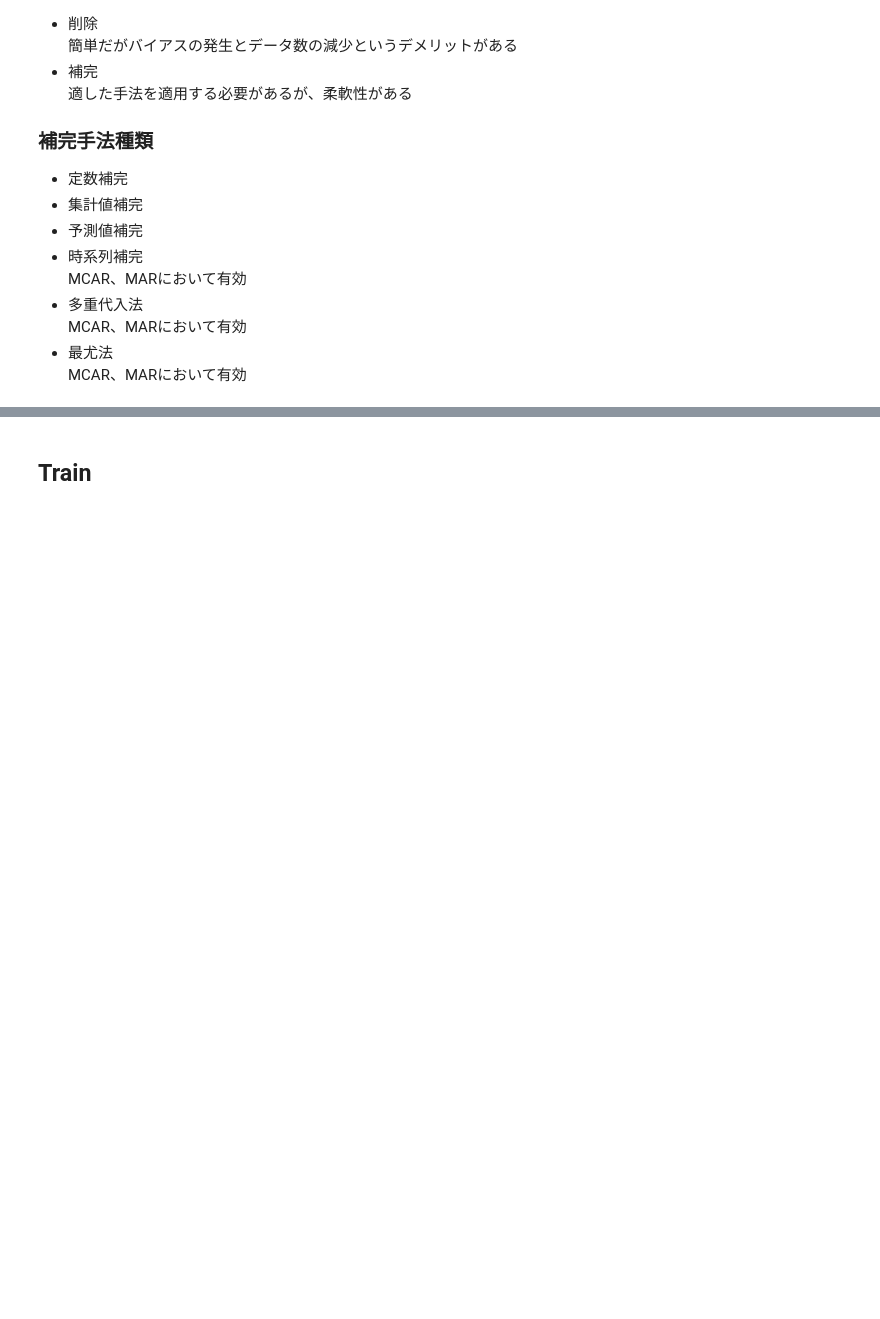
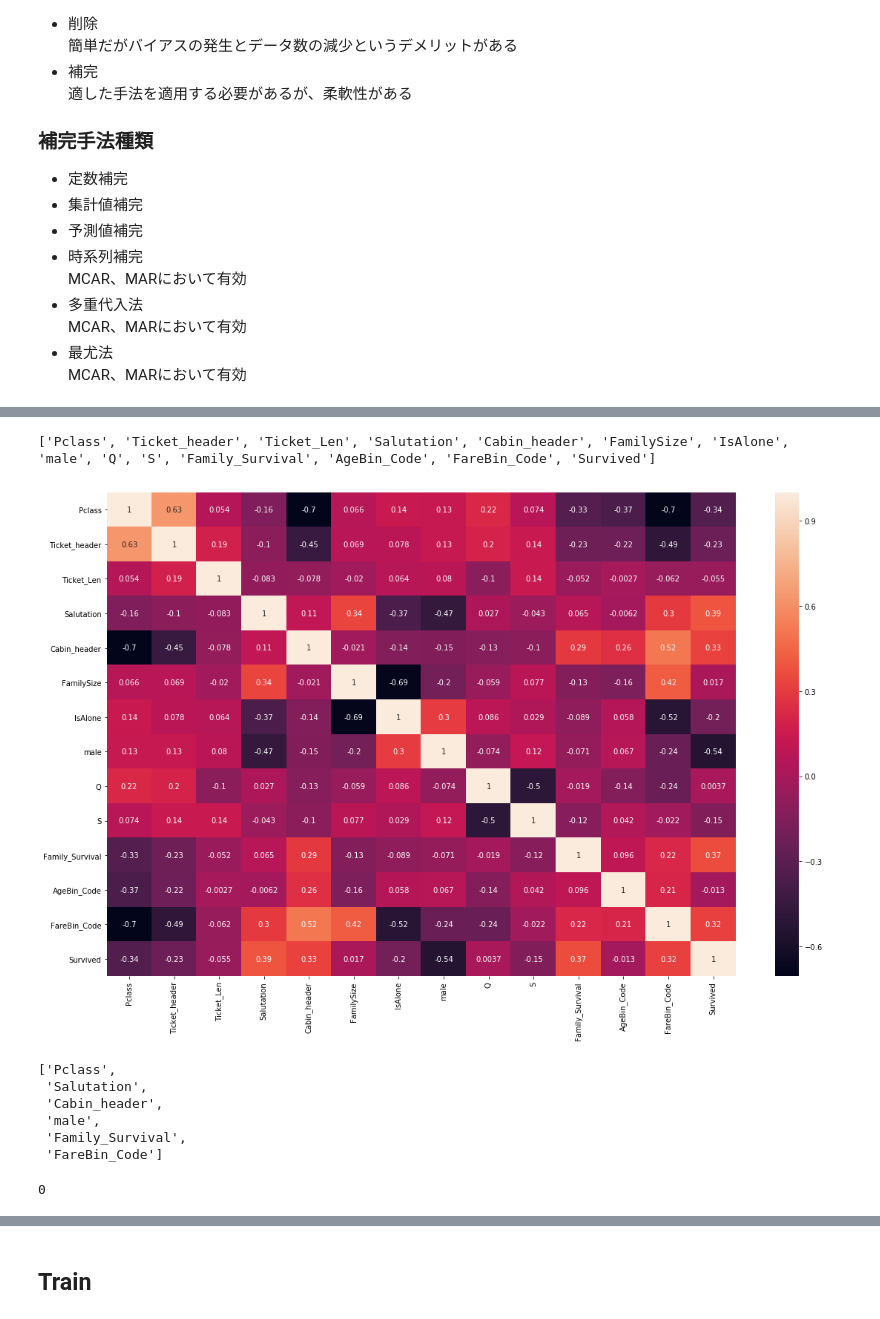
Before and after one commit to NibuTake/titanic, a Jupyter notebook: titanic_analysis.ipynb, the cells around one changed output, grey strips where cells are left out. Drawn from its saved outputs; the diff is of its cells as text; code cells hidden in the pictures; blank space fills up the shorter version.

```diff
--- a/titanic_analysis.ipynb
+++ b/titanic_analysis.ipynb
@@ -280,0 +299,2 @@ train_set = impute_median(train_set, "Age")
+# %%
+all_data0 = impute_Age(all_data0)
@@ -364,12 +408,31 @@ def preprocess_data(data):
     test_set = translate_Name(test_set)
     test_set = translate_Cabin(test_set)
     test_set = translate_SibSp_Parch(test_set)
-    test_set = one_hot_encoding(test_set, "Sex", drop_first=False)
-    test_set = impute_median(test_set, "Age")
+    test_set = one_hot_encoding(test_set, "Sex", drop_first=True)
+    test_set = impute_Age(test_set)
     test_set = impute_median(test_set, "Fare")
     test_set = KNN_complement(test_set)
-    test_set = one_hot_encoding(test_set, "Embarked", drop_first=False)
+    test_set = one_hot_encoding(test_set, "Embarked", drop_first=True)
+    test_set = generate_Family_Survival(test_set)
+    test_set = Make_Bins(test_set, "Age", 4)
+    test_set = Make_Bins(test_set, "Fare", 5)
     test_Id = test_set["PassengerId"]
-    del test_set["PassengerId"]
+    target = test_set["Survived"]
+    drop_list = ["PassengerId", "Name", "Ticket", "SibSp", "Cabin",
+                 "Parch", "Age", "Fare", "Survived"]
+    test_set.drop(drop_list, axis=1, inplace = True)
     return {"data": test_set,
-            "Id": test_Id}
+            "Id": test_Id,
+            "target": target}
+# %%
+def derive_train_test():
+    train_set = pd.read_csv("train.csv")
+    test_set = pd.read_csv("test.csv", index_col=[0])
+    all_data = train_set.append(test_set)
+    seted = preprocess_data(all_data)
+    return {"x_train": seted["data"][:891],
+            "y_train": seted["target"][:891].values,
+            "x_test": seted["data"][891:],
+            "test_id": seted["Id"][891:].values}
+# %%
+sample = derive_train_test()
@@ -375,0 +464,30 @@ def preprocess_data(data):
+# %%
+rcParams['figure.figsize'] = 19, 12
+for_cormatrix = sample["x_train"]
+for_cormatrix["Survived"] = sample["y_train"]
+
+correlation_matrix = np.corrcoef(for_cormatrix.transpose())
+sns.heatmap(correlation_matrix, annot=True,
+                xticklabels=for_cormatrix.columns,
+                yticklabels=for_cormatrix.columns)
+columns = list(for_cormatrix.columns)
+print(columns)
+# %% [output]
+['Pclass', 'Ticket_header', 'Ticket_Len', 'Salutation', 'Cabin_header', 'FamilySize', 'IsAlone', 'male', 'Q', 'S', 'Family_Survival', 'AgeBin_Code', 'FareBin_Code', 'Survived']
+[figure, added]
+# %%
+threshold = 0.3
+valid_flag = (abs(correlation_matrix[-1]) > threshold) & \
+             (abs(correlation_matrix[-1])<1)
+[col for col, fl in zip(for_cormatrix.columns, valid_flag) if fl == True]
+# %% [output]
+['Pclass',
+ 'Salutation',
+ 'Cabin_header',
+ 'male',
+ 'Family_Survival',
+ 'FareBin_Code']
+# %%
+columns.index("Pclass")
+# %% [output]
+0
```
Also changed, not shown: parts of 40 cells of this notebook, 2 other files.
